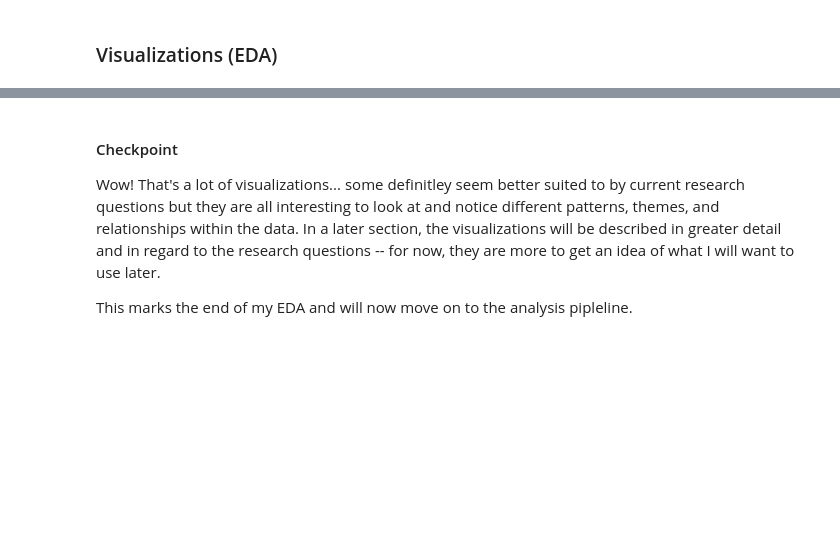
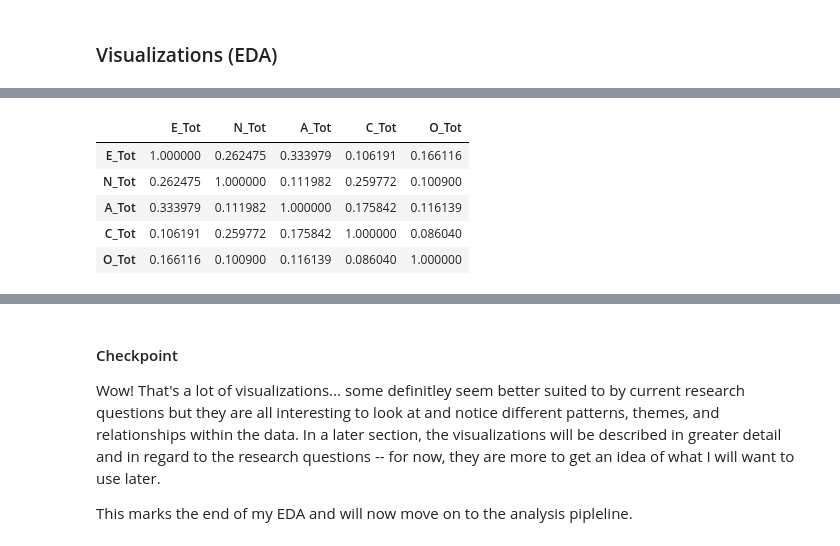
Before and after one commit to ubco-W2022T1-cosc301/project-group23, a Jupyter notebook: notebooks/analysis2.ipynb, the cells around one changed output, grey strips where cells are left out. Cells and saved outputs as stored; diff of their text form; code cells hidden in the pictures; blank space fills up the shorter version.

```diff
--- a/notebooks/analysis2.ipynb
+++ b/notebooks/analysis2.ipynb
@@ -437,0 +218,13 @@ sb.violinplot(dat_reduced_g, x="gender", y= "E_Tot", split = True)
+# %%
+corr = dat_reduced.corr()
+corr.style.background_gradient(cmap='PuRd')
+
+#Correlation matrix of 5 factors (darker colours indicate greater magnitude of correlation)
+#One option for correlation plot
+# %% [output]
+|  | E_Tot | N_Tot | A_Tot | C_Tot | O_Tot |
+| E_Tot | 1.000000 | 0.262475 | 0.333979 | 0.106191 | 0.166116 |
+| N_Tot | 0.262475 | 1.000000 | 0.111982 | 0.259772 | 0.100900 |
+| A_Tot | 0.333979 | 0.111982 | 1.000000 | 0.175842 | 0.116139 |
+| C_Tot | 0.106191 | 0.259772 | 0.175842 | 1.000000 | 0.086040 |
+| O_Tot | 0.166116 | 0.100900 | 0.116139 | 0.086040 | 1.000000 |
```
Also changed, not shown: parts of 33 cells of this notebook, 3 other files.
